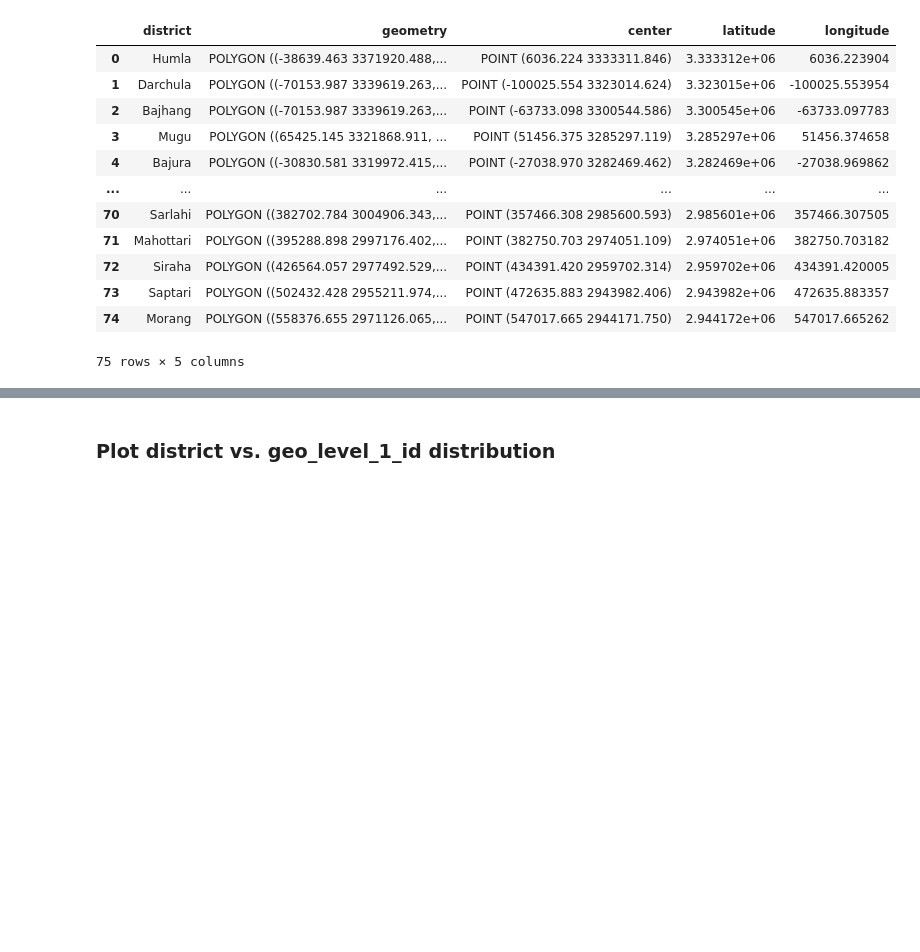
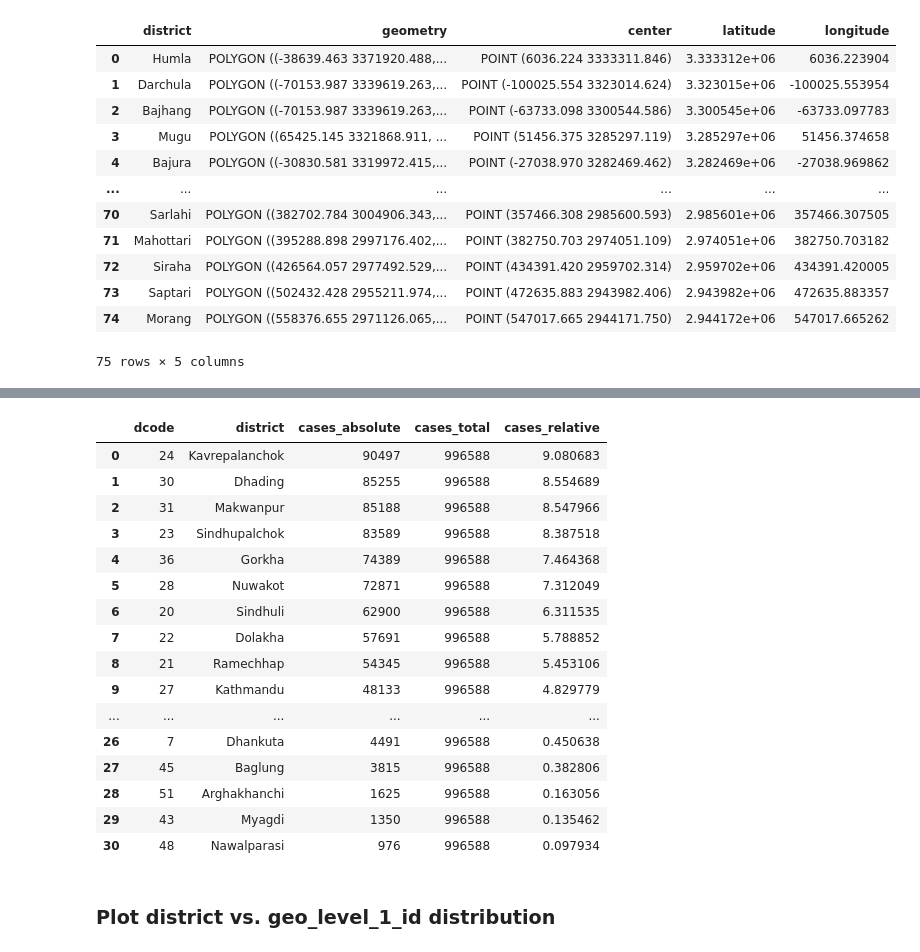
Before and after one commit to nina-prog/richters-predictor-modeling-earthquake-damage, a Jupyter notebook: notebooks/week06/week06-geo-level-mapping.ipynb, the cells around one changed output, grey strips where cells are left out. Cells and saved outputs as stored; diff of their text form; code cells hidden in the pictures; blank space fills up the shorter version.

```diff
--- a/notebooks/week06/week06-geo-level-mapping.ipynb
+++ b/notebooks/week06/week06-geo-level-mapping.ipynb
@@ -204,6 +319,26 @@ X_train_count.sort_values(by="count_absolute", inplace=True, ascending=False, ig
 # %%
-# sort appearance of districts by it`s absolute count for comparison and geo_level_1_id mapping
-geocoded_districts.sort_values(by="cases_absolute", inplace=True, ascending=False, ignore_index=True)
+# sort appearance of districts in survey data by it`s absolute count for comparison and geo_level_1_id mapping
+df_survey_stats.sort_values(by="cases_absolute", inplace=True, ascending=False, ignore_index=True)
+# %%
+df_survey_stats
+# %% [output]
+|  | dcode | district | cases_absolute | cases_total | cases_relative |
+| 0 | 24 | Kavrepalanchok | 90497 | 996588 | 9.080683 |
+| 1 | 30 | Dhading | 85255 | 996588 | 8.554689 |
+| 2 | 31 | Makwanpur | 85188 | 996588 | 8.547966 |
+| 3 | 23 | Sindhupalchok | 83589 | 996588 | 8.387518 |
+| 4 | 36 | Gorkha | 74389 | 996588 | 7.464368 |
+| 5 | 28 | Nuwakot | 72871 | 996588 | 7.312049 |
+| 6 | 20 | Sindhuli | 62900 | 996588 | 6.311535 |
+| 7 | 22 | Dolakha | 57691 | 996588 | 5.788852 |
+| 8 | 21 | Ramechhap | 54345 | 996588 | 5.453106 |
+| 9 | 27 | Kathmandu | 48133 | 996588 | 4.829779 |
+| ... | ... | ... | ... | ... | ... |
+| 26 | 7 | Dhankuta | 4491 | 996588 | 0.450638 |
+| 27 | 45 | Baglung | 3815 | 996588 | 0.382806 |
+| 28 | 51 | Arghakhanchi | 1625 | 996588 | 0.163056 |
+| 29 | 43 | Myagdi | 1350 | 996588 | 0.135462 |
+| 30 | 48 | Nawalparasi | 976 | 996588 | 0.097934 |
 # %% [markdown]
 ### Plot district vs. geo_level_1_id distribution
 # %%
```
Also changed, not shown: parts of 36 cells of this notebook, 6 other files.
